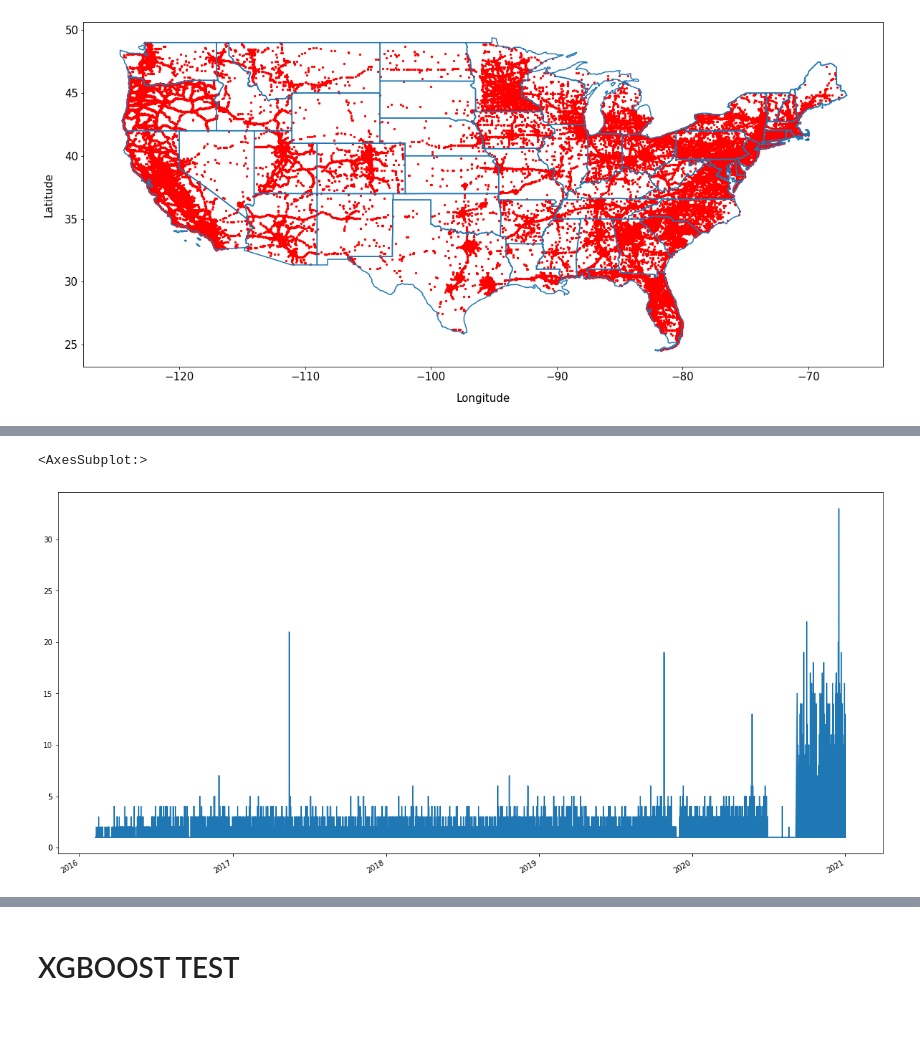
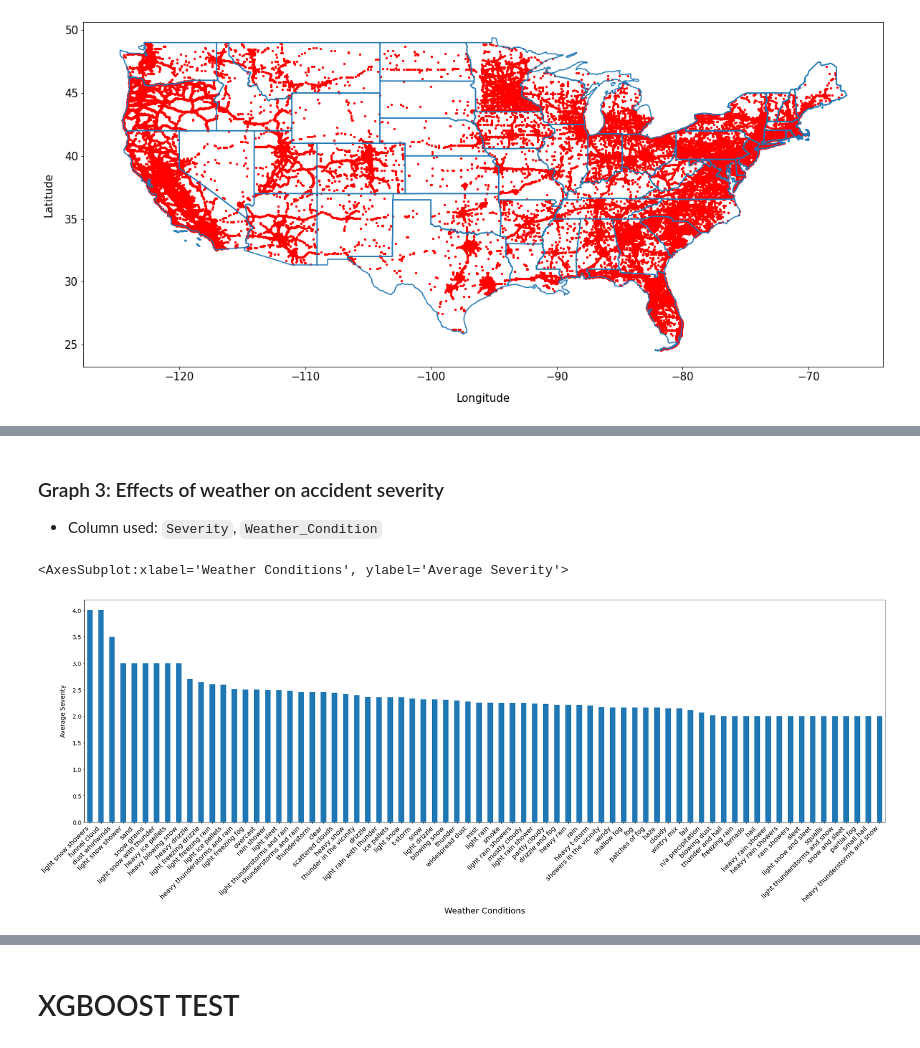
Before and after one commit to s3818311/PDS, a Jupyter notebook: main.ipynb, the cells around one changed output, grey strips where cells are left out. Drawn from its saved outputs; the diff is of its cells as text; code cells hidden in the pictures; blank space fills up the shorter version.

Commit message:
done data exploration and graphs

```diff
--- a/main.ipynb
+++ b/main.ipynb
@@ -1842,5 +1832,0 @@ ax
-# %%
-train_df["Start_Time"].apply(lambda x : dt.datetime.fromtimestamp(x)).value_counts().sort_index().plot(figsize=(20, 10))
-# %% [output]
-<AxesSubplot:>
-[figure, removed]
@@ -1848,0 +1833,29 @@ graph3_df.apply(lambda x : x.value_counts()).T.sort_values(by=True, ascending=Fa
+# %% [markdown]
+### Graph 3: Effects of weather on accident severity
+* Column used: `Severity`, `Weather_Condition`
+# %%
+graph3_df = train_df[["Severity", "Weather_Condition"]]
+
+# since keeping the categories as is will be very hard to read the plot
+# we will split the categories by '/'
+graph3_df.loc[:, ("Weather_Condition")] = graph3_df["Weather_Condition"].str.split(" / ")
+# then explode to multiple rows
+graph3_df = graph3_df.explode("Weather_Condition")
+# and group them up and calculate the average severity
+graph3_df = graph3_df.groupby(["Weather_Condition"]).mean()
+graph3_df = graph3_df.sort_values(by="Severity", ascending=False)
+# %%
+xlabels = graph3_df["Severity"].index
+ylabels = [0.0,0.5,1.0,1.5,2.0,2.5,3.0,3.5,4.0]
+
+ax = graph3_df.sort_values(by="Severity", ascending=False).plot.bar(figsize=(35,10))
+ax.set_xlabel('Weather Conditions', fontsize=20, labelpad=10)
+ax.set_ylabel('Average Severity', fontsize=15, labelpad=15)
+ax.set_xticklabels(labels=xlabels, rotation=45, horizontalalignment='right', fontsize=16)
+ax.set_yticks(ylabels)
+ax.set_yticklabels(labels=ylabels, fontsize=14)
+ax.get_legend().remove()
+ax
+# %% [output]
+<AxesSubplot:xlabel='Weather Conditions', ylabel='Average Severity'>
+[figure, added]
```
Also changed, not shown: parts of 7 cells of this notebook.
